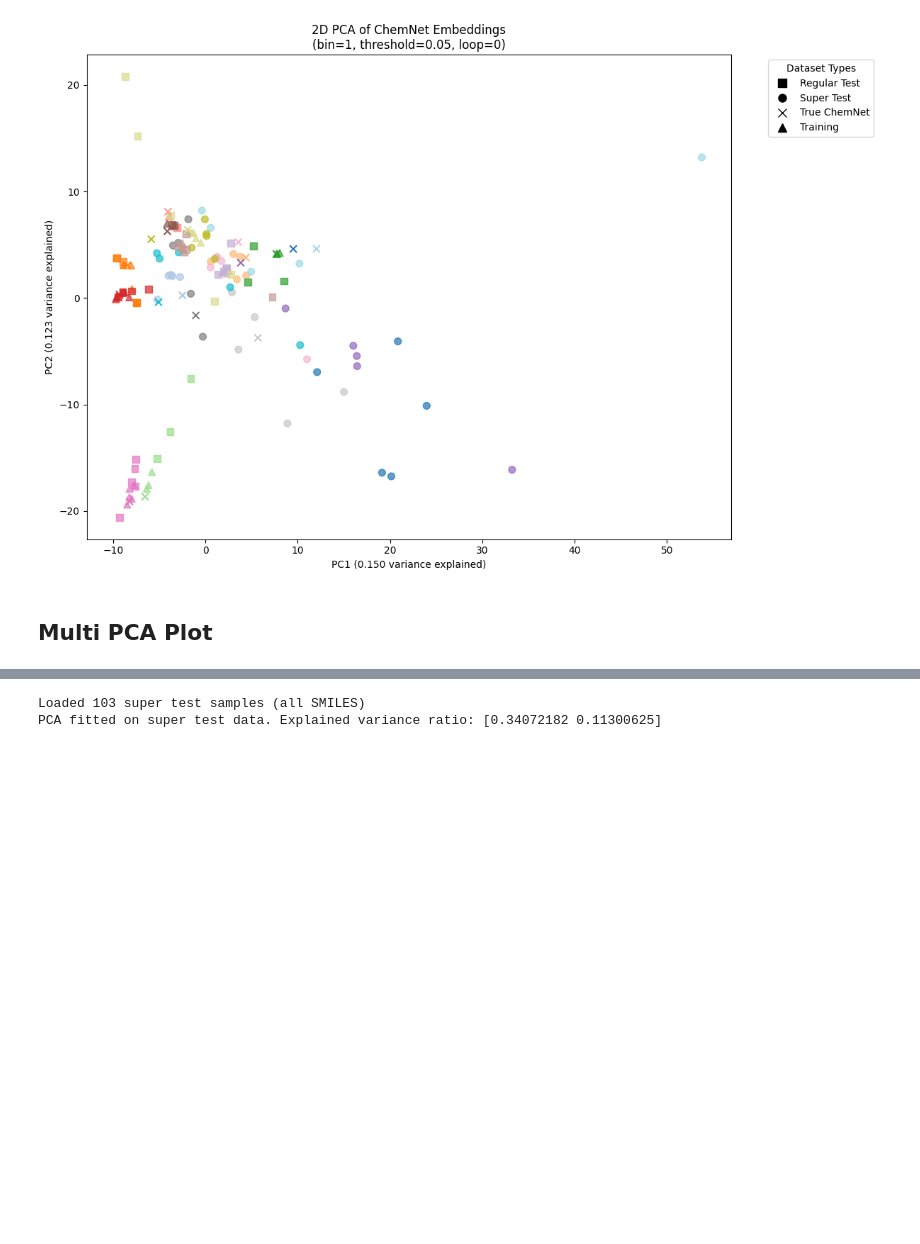
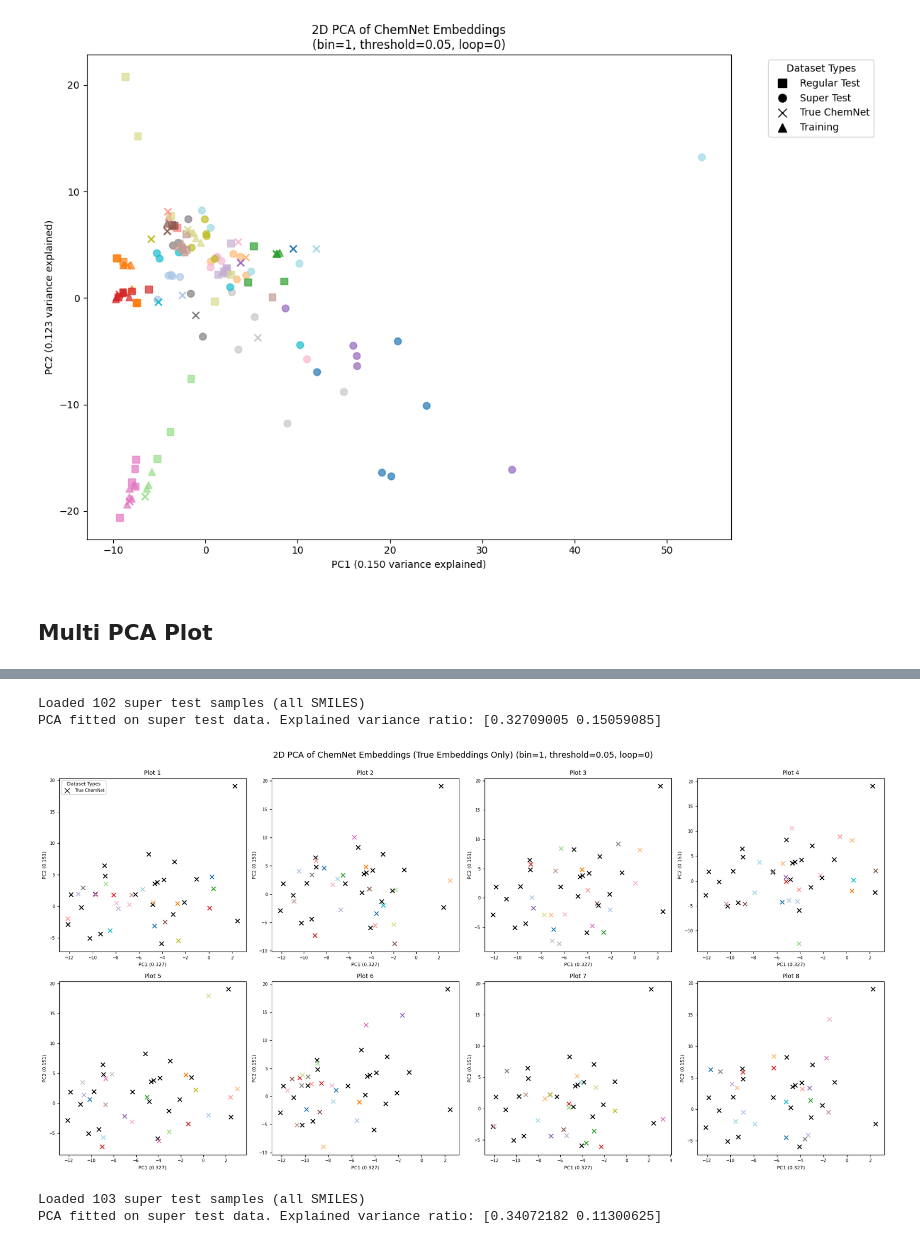
Before and after one commit to DashLLipsey/PREDICT-MIT-LL, a Jupyter notebook: Notebooks/2_step_model_confusion_and_heatmaps.ipynb, the cells around one changed output, grey strips where cells are left out. Drawn from its saved outputs; the diff is of its cells as text; code cells hidden in the pictures; blank space fills up the shorter version.

Commit message:
Multi PCA ChemNet only capability

```diff
--- a/Notebooks/2_step_model_confusion_and_heatmaps.ipynb
+++ b/Notebooks/2_step_model_confusion_and_heatmaps.ipynb
@@ -3367,3 +3879,21 @@ PCA fitted on super test data. Explained variance ratio: [0.32178885 0.1519285 ]
+# %%
+plot_chemnet_pca_multi_from_loop_file(
+    bin_val=1, threshold_val=0.05, loop_num=0,
+    include_super_test=True,
+    include_regular_test=True,
+    include_true_chemnet=True,
+    include_training=True,
+    color_by_smiles=True,
+    super_test_black=True,
+    true_emb_only=True,
+    max_spectra_per_chemical=5,
+    max_smiles_per_set=20,
+    n_plots=8, random_seed=42
+)
+# %% [output]
+Loaded 102 super test samples (all SMILES)
+PCA fitted on super test data. Explained variance ratio: [0.32709005 0.15059085]
+[figure, added]
 # %%
 # Older one
 # Example 4: Multi PCA Plot
```
Also changed, not shown: parts of 4 cells of this notebook.
